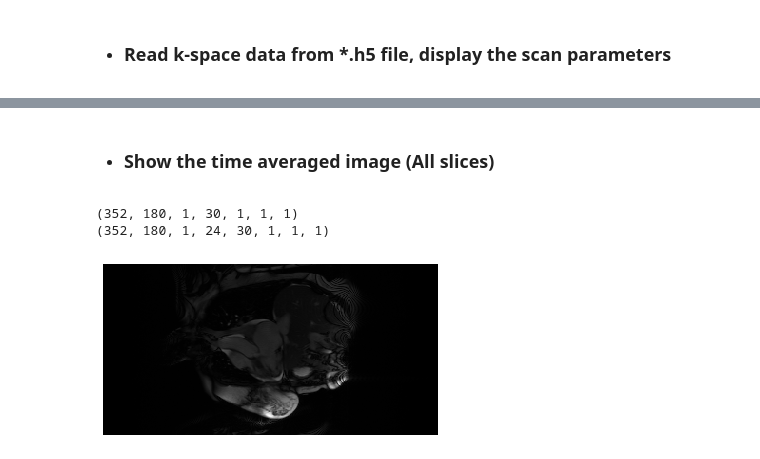
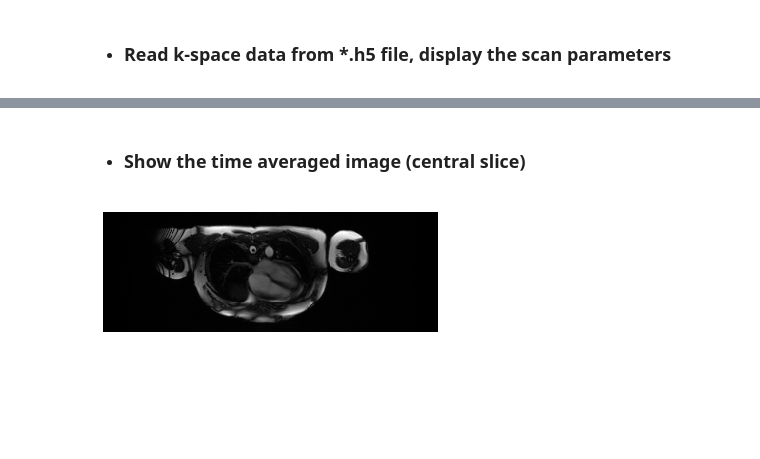
Before and after one commit to MRIOSU/OCMR, a Jupyter notebook: python/OCRM Tutorial.ipynb, the cells around one changed output, grey strips where cells are left out. Saved outputs shown, nothing was run; the diff lists cells and outputs as text; code cells hidden in the pictures; blank space fills up the shorter version.

```diff
--- a/python/OCRM Tutorial.ipynb
+++ b/python/OCRM Tutorial.ipynb
@@ -57,19 +69,16 @@ plt.subplot(1,2,2); tmp = plt.imshow(np.squeeze(samp[int(dim_kdata[0]/2),:,0,:,0
 # %% [markdown]
-- ### Show the time averaged image (All slices)
+- ### Show the time averaged image (central slice)
 # %%
-slc_idx = math.floor(SLC/2);
 # Average the k-sapce along phase(time) dimension
 # kdata_tmp-[kx,ky,kz,coil,phase,set,slice,rep], samp-[kx,ky,kz,phase,set,slice,rep]
 kdata_sl = kdata_tmp[:,:,:,:,:,:,slc_idx,0];
 samp_avg =  np.repeat(np.sum(samp[:,:,:,:,:,slc_idx,0],3), CH, axis=3) + np.finfo(float).eps
 kdata_sl_avg = np.divide(np.squeeze(np.sum(kdata_sl,4)), np.squeeze(samp_avg));
 # IFFT (2D image)
 im_avg = transform.transform_kspace_to_image(kdata_sl_avg, [0,1]);
 # Sum of Square
 im = np.sqrt(np.sum(np.abs(im_avg) ** 2, 2))
 # Show the image
 fig2 = plt.figure(1); plt.imshow(np.transpose(im), cmap = 'gray'); plt.axis('off');
 # %% [output]
-(352, 180, 1, 30, 1, 1, 1)
-(352, 180, 1, 24, 30, 1, 1, 1)
-[figure, old version]
+[figure, new version]
```
Also changed, not shown: parts of 4 cells of this notebook.
